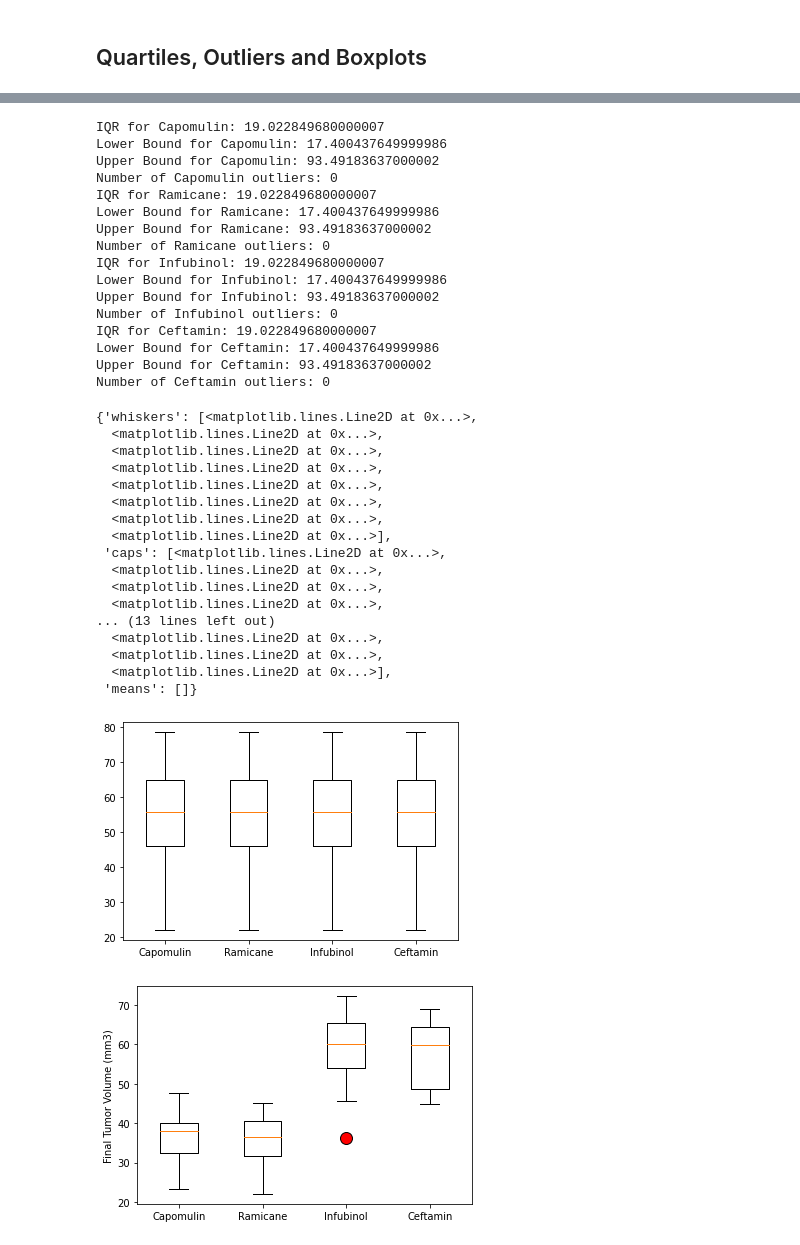
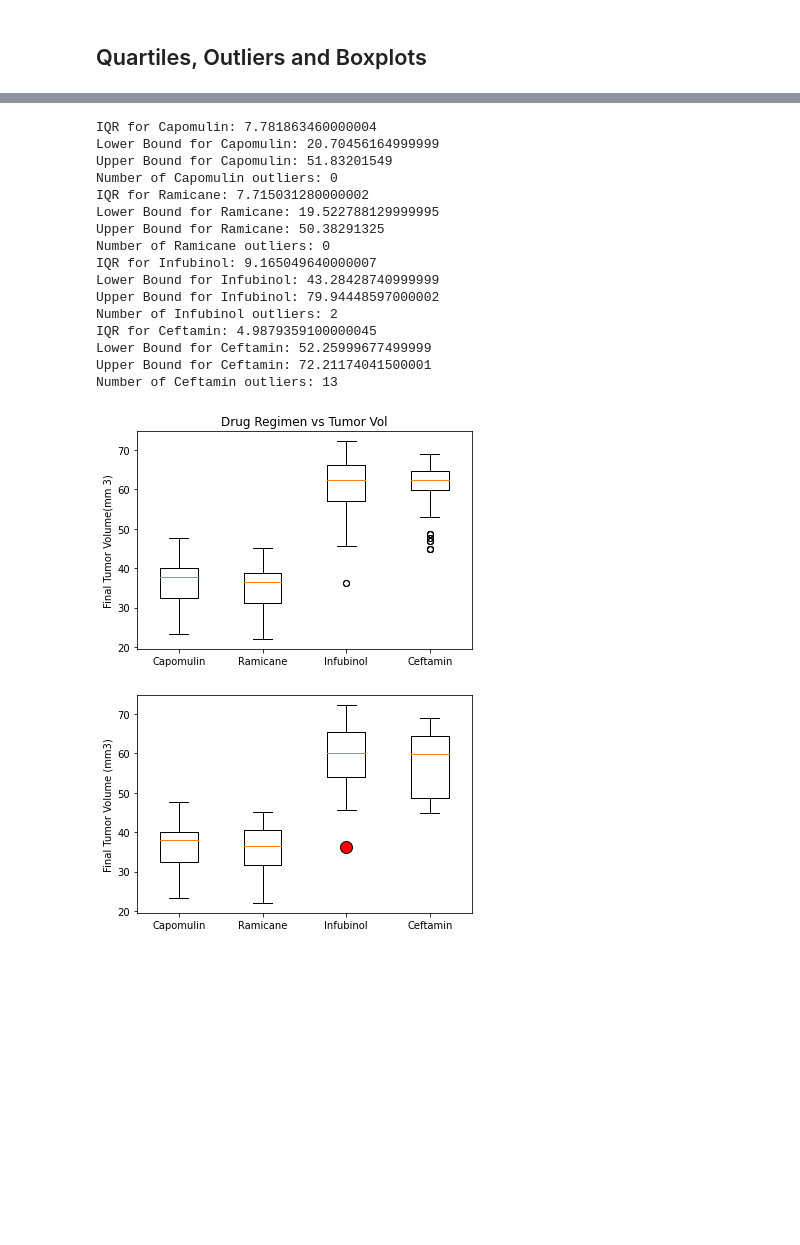
Before and after one commit to Jackelyneg/Matplotlib-challenge, a Jupyter notebook: Pymaceuticals_Output_new.ipynb, the cells around one changed output, grey strips where cells are left out. Cells and saved outputs as stored; diff of their text form; code cells hidden in the pictures; blank space fills up the shorter version.

```diff
--- a/Pymaceuticals_Output.ipynb
+++ b/Pymaceuticals_Output_new.ipynb
@@ -120,5 +125,4 @@ mouse_gender_id.plot(kind="pie", y = 'percent',ax=ax1, autopct='%1.1f%%',labels=
 # %% [markdown]
 ## Quartiles, Outliers and Boxplots
 # %%
-Mouse_time = pd.DataFrame(mouse_study_df.groupby('Mouse ID')['Timepoint'].max().sort_values()).reset_index()
-Mouse_time
+Mouse_time = pd.DataFrame(mouse_study_df.groupby('Mouse ID')['Tumor Volume (mm3)'].last().sort_values()).reset_index()
@@ -139,3 +129,2 @@ Mouse_time
 # %%
-merged_df = pd.merge(mouse_study_df, Mouse_time, on='Mouse ID')
-merged_df.head()
+merged_df = pd.merge(mouse_study_df, Mouse_time, on='Mouse ID',how='inner')
@@ -149,65 +131,48 @@ merged_df.head()
 # %%
 labels_drug=['Capomulin','Ramicane','Infubinol','Ceftamin']
 # %%
-volume_list = []
+volume_lists = []
 for treatment in labels_drug:
-    volume = merged_df.loc[merged_df['Drug Regimen']==treatment]
-    final = merged_df.loc[merged_df['Timepoint_x'] == merged_df['Timepoint_y']]
-    values = final['Tumor Volume (mm3)']
-    volume_list.append(values)
+    volume = merged_df.loc[merged_df['Drug Regimen']==treatment,'Tumor Volume (mm3)_y']
+    volume_lists.append(volume)
 
-    quartiles = values.quantile([.25,.5,.75])
+    quartiles = volume.quantile([.25,.5,.75])
     lowerq = quartiles[0.25]
     upperq = quartiles[0.75]
     iqr = upperq-lowerq
     lower_bound = lowerq - (1.5*iqr)
     upper_bound = upperq + (1.5*iqr)
-    outliers_count = (values.loc[(final['Tumor Volume (mm3)'] < lower_bound) |
-                               (final['Tumor Volume (mm3)'] > upper_bound)]).count()
+    outliers_count = (volume.loc[(volume < lower_bound) | (volume > upper_bound)]).count()
 
     print(f'IQR for {treatment}: {iqr}')
     print(f'Lower Bound for {treatment}: {lower_bound}')
     print(f'Upper Bound for {treatment}: {upper_bound}')
     print(f'Number of {treatment} outliers: {outliers_count}')
 # %% [output]
-IQR for Capomulin: 19.022849680000007
-Lower Bound for Capomulin: 17.400437649999986
-Upper Bound for Capomulin: 93.49183637000002
+IQR for Capomulin: 7.781863460000004
+Lower Bound for Capomulin: 20.70456164999999
+Upper Bound for Capomulin: 51.83201549
 Number of Capomulin outliers: 0
-IQR for Ramicane: 19.022849680000007
-Lower Bound for Ramicane: 17.400437649999986
-Upper Bound for Ramicane: 93.49183637000002
+IQR for Ramicane: 7.715031280000002
+Lower Bound for Ramicane: 19.522788129999995
+Upper Bound for Ramicane: 50.38291325
 Number of Ramicane outliers: 0
-IQR for Infubinol: 19.022849680000007
-Lower Bound for Infubinol: 17.400437649999986
-Upper Bound for Infubinol: 93.49183637000002
-Number of Infubinol outliers: 0
-IQR for Ceftamin: 19.022849680000007
-Lower Bound for Ceftamin: 17.400437649999986
-Upper Bound for Ceftamin: 93.49183637000002
-Number of Ceftamin outliers: 0
+IQR for Infubinol: 9.165049640000007
+Lower Bound for Infubinol: 43.28428740999999
+Upper Bound for Infubinol: 79.94448597000002
+Number of Infubinol outliers: 2
+IQR for Ceftamin: 4.9879359100000045
+Lower Bound for Ceftamin: 52.25999677499999
+Upper Bound for Ceftamin: 72.21174041500001
+Number of Ceftamin outliers: 13
 # %%
 # Generate a box plot of the final tumor volume of each mouse across four regimens of interest
-plt.boxplot(volume_list, labels=labels_drug)
+plt.boxplot(volume_lists, labels=labels_drug)
+plt.ylabel("Final Tumor Volume(mm 3)")
+plt.title("Drug Regimen vs Tumor Vol")
+plt.show()
 # %% [output]
-{'whiskers': [<matplotlib.lines.Line2D at 0x...>,
-  <matplotlib.lines.Line2D at 0x...>,
-  <matplotlib.lines.Line2D at 0x...>,
-  <matplotlib.lines.Line2D at 0x...>,
-  <matplotlib.lines.Line2D at 0x...>,
-  <matplotlib.lines.Line2D at 0x...>,
-  <matplotlib.lines.Line2D at 0x...>,
-  <matplotlib.lines.Line2D at 0x...>],
- 'caps': [<matplotlib.lines.Line2D at 0x...>,
-  <matplotlib.lines.Line2D at 0x...>,
-  <matplotlib.lines.Line2D at 0x...>,
-  <matplotlib.lines.Line2D at 0x...>,
-... (13 lines left out)
-  <matplotlib.lines.Line2D at 0x...>,
-  <matplotlib.lines.Line2D at 0x...>,
-  <matplotlib.lines.Line2D at 0x...>],
- 'means': []}
-[figure, old version]
+[figure, new version]
 # %%
 # Generate a box plot of the final tumor volume of each mouse across four regimens of interest
 # %% [output]
```
Also changed, not shown: parts of 16 cells of this notebook.
